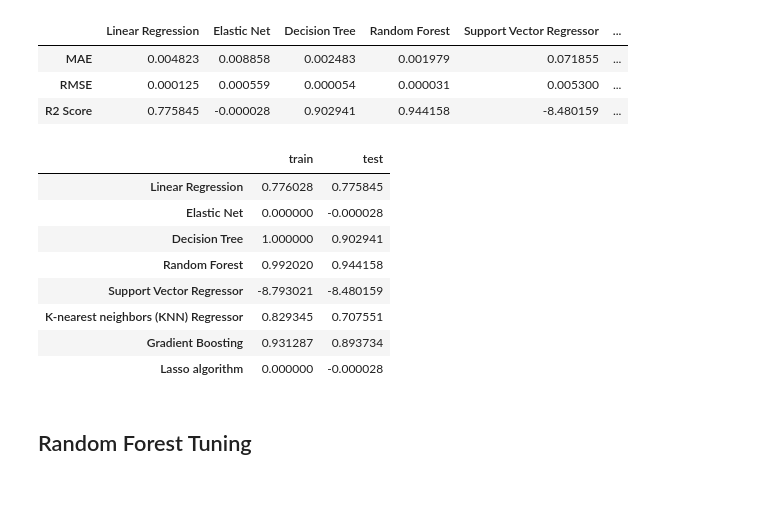
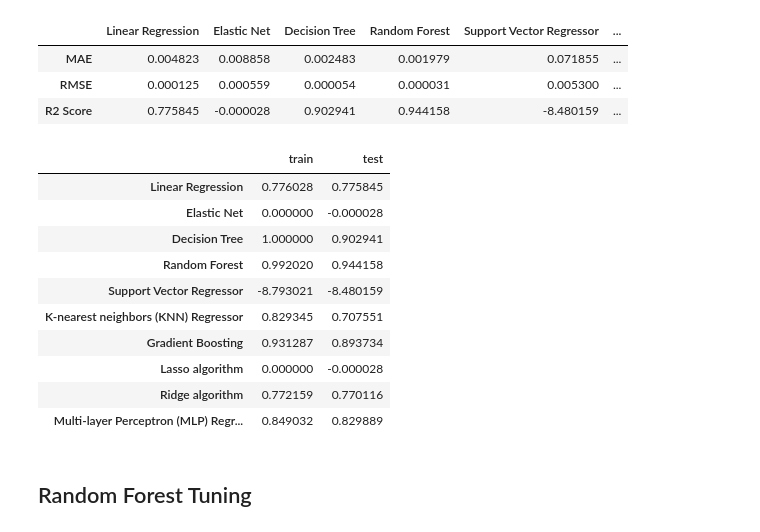
Before and after one commit to dinalnaveen/Analyse-the-relationship-between-metrics-of-YouTube-based-on-YouTube-analytics-by-applying-the-machi, a Jupyter notebook: YouTube Video Views Prediction.ipynb, the cells around one changed output. Cells and saved outputs as stored; diff of their text form; code cells hidden in the pictures; blank space fills up the shorter version.

Commit message:
Multi-layer Perceptron (MLP) Regressor algorithm

```diff
--- a/YouTube Video Views Prediction.ipynb
+++ b/YouTube Video Views Prediction.ipynb
@@ -804,0 +807,6 @@ Test Accuracy: 0.7701157896016164
+# %%
+# fitting regression model to training set
+from sklearn.neural_network import MLPRegressor
+mlp_model = MLPRegressor(hidden_layer_sizes=(100, 50), activation='relu', solver='adam')
+mlp_model.fit(X_train, y_train)
+y_pred_mlp = mlp_model.predict(X_test)
@@ -804,0 +816,6 @@ Test Accuracy: 0.7701157896016164
+# %%
+mae_mlp = mean_absolute_error(y_test, y_pred_mlp)
+rmse_mlp = mean_squared_error(y_test, y_pred_mlp, squared=False)
+r2_mlp = r2_score(y_test, y_pred_mlp)
+train_mlp = mlp_model.score(X_train, y_train)
+test_mlp = mlp_model.score(X_test, y_test)
@@ -826,22 +850,24 @@ eva_sum
 | R2 Score | 0.775845 | -0.000028 | 0.902941 | 0.944158 | -8.480159 | ... |
 # %%
 evaluation_sum_train_test = {
-    "train" : [train_lr, train_en, train_dt, train_rf, train_svr,train_knn,train_gb,train_lasso],
-    "test": [test_lr, test_en, test_dt, test_rf, test_svr,test_knn,test_gb,test_lasso]
+    "train" : [train_lr, train_en, train_dt, train_rf, train_svr,train_knn,train_gb,train_lasso,train_ridge,train_mlp],
+    "test": [test_lr, test_en, test_dt, test_rf, test_svr,test_knn,test_gb,test_lasso,test_ridge,test_mlp]
 }
 
-eva_sum_train_test = pd.DataFrame(data = evaluation_sum_train_test, index = ['Linear Regression', 'Elastic Net', 'Decision Tree', 'Random Forest', 'Support Vector Regressor','K-nearest neighbors (KNN) Regressor','Gradient Boosting','Lasso algorithm','Ridge algorithm'])
+eva_sum_train_test = pd.DataFrame(data = evaluation_sum_train_test, index = ['Linear Regression', 'Elastic Net', 'Decision Tree', 'Random Forest', 'Support Vector Regressor','K-nearest neighbors (KNN) Regressor','Gradient Boosting','Lasso algorithm','Ridge algorithm','Multi-layer Perceptron (MLP) Regressor algorithm'])
 eva_sum_train_test
 # %% [output]
 |  | train | test |
 | Linear Regression | 0.776028 | 0.775845 |
 | Elastic Net | 0.000000 | -0.000028 |
 | Decision Tree | 1.000000 | 0.902941 |
 | Random Forest | 0.992020 | 0.944158 |
 | Support Vector Regressor | -8.793021 | -8.480159 |
 | K-nearest neighbors (KNN) Regressor | 0.829345 | 0.707551 |
 | Gradient Boosting | 0.931287 | 0.893734 |
 | Lasso algorithm | 0.000000 | -0.000028 |
+| Ridge algorithm | 0.772159 | 0.770116 |
+| Multi-layer Perceptron (MLP) Regr... | 0.849032 | 0.829889 |
 # %% [markdown]
 ## Random Forest Tuning
 # %%
```
Also changed, not shown: parts of 34 cells of this notebook.
